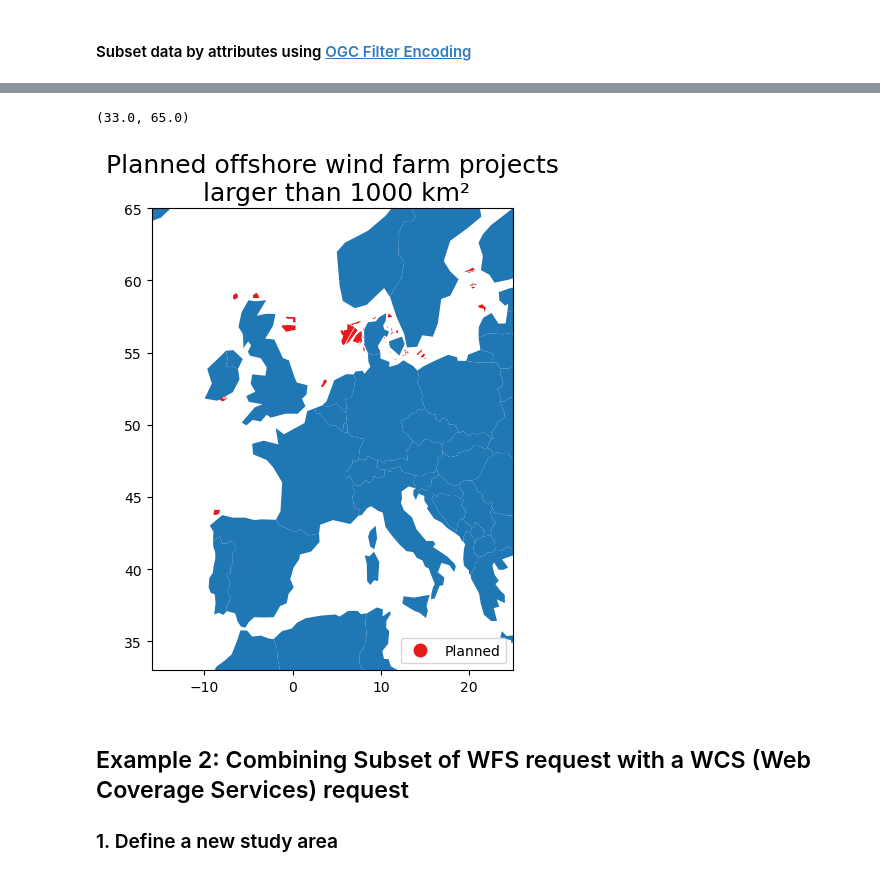
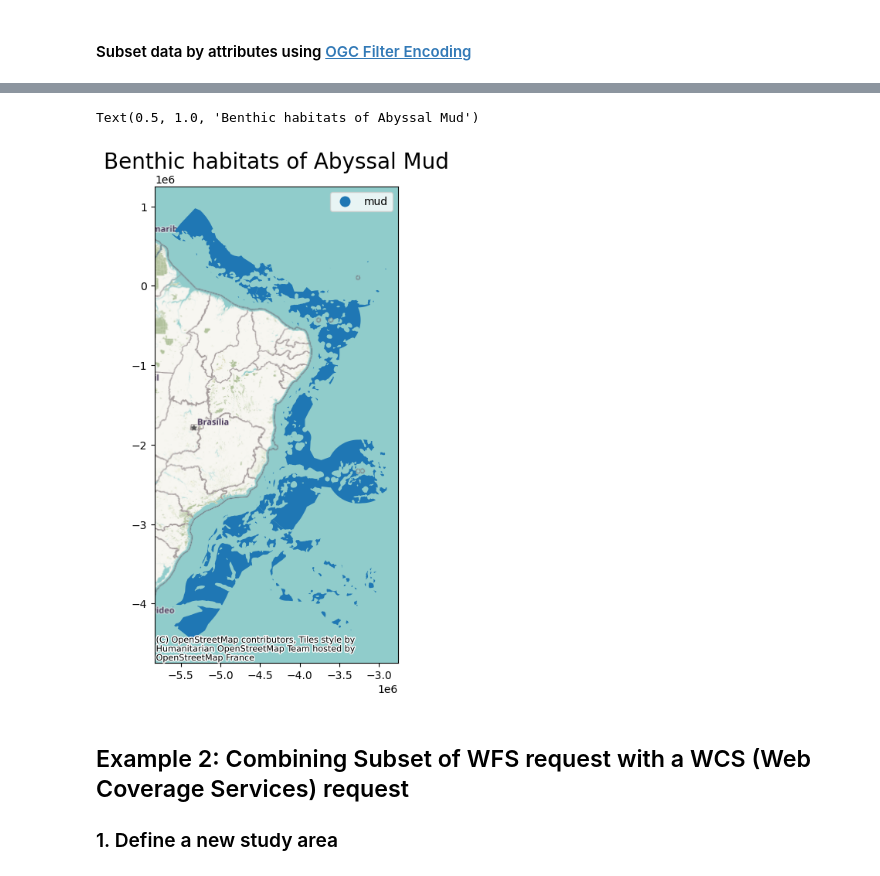
Before and after one commit to missionatlantic/GeoNode_OGC_webservices_workshop, a Jupyter notebook: 3_subset_and_download_data_with_WFS_WCS.ipynb, the cells around one changed output, grey strips where cells are left out. Drawn from its saved outputs; the diff is of its cells as text; code cells hidden in the pictures.

```diff
--- a/3_subset_and_download_data_with_WFS_WCS.ipynb
+++ b/3_subset_and_download_data_with_WFS_WCS.ipynb
@@ -204,23 +197,18 @@ gdf
-# %%
-fig, ax = plt.subplots(1, figsize=(8,6))
-world.plot(ax=ax) # add world base layer
-
-#Plot the dataset
-gdf.plot(column='status',
-         categorical = False,
-         cmap='Set1',
-         legend= True,
-         legend_kwds={'loc': 'lower right'},
-         alpha = 1,
-         ax=ax)
-ax.set_title('Planned offshore wind farm projects\n larger than 1000 km²',fontsize=18)
-
-#Set the map limits based on the bbox params to zoom in on your dataset
-ax.set_xlim(-16,25)
-ax.set_ylim(33,65)
-# %% [output]
-(33.0, 65.0)
-[figure, removed]
+# %%
+fig, ax = plt.subplots(1, figsize=(9,8))
+# reproject to web mercator (EPSG:3857) and plot the map
+gdf.to_crs(epsg=3857).plot(column='subs_nm',
+                          categorical=True,
+                          cmap='tab10',
+                          legend= True,
+                          alpha = 1,
+                          ax=ax) # Add study areas colored by study region number
+# add the background layer
+cx.add_basemap(ax)
+ax.set_title('Benthic habitats of Abyssal Mud',fontsize=20)
+# %% [output]
+Text(0.5, 1.0, 'Benthic habitats of Abyssal Mud')
+[figure, added]
 # %% [markdown]
 ## Example 2: Combining Subset of WFS request with a WCS (Web Coverage Services) request
 ### 1. Define a new study area
```
Also changed, not shown: parts of 13 cells of this notebook, 8 other files.
